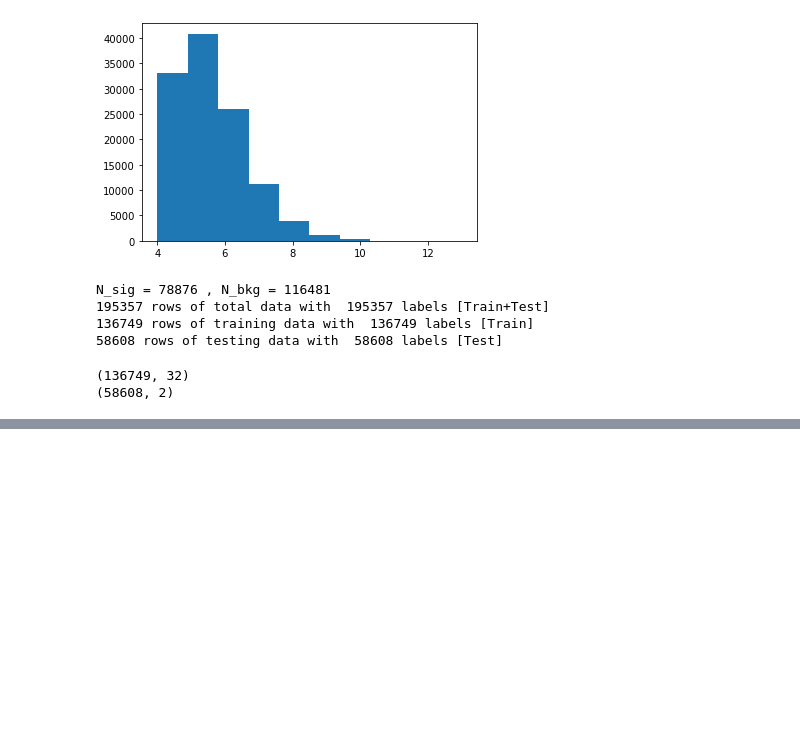
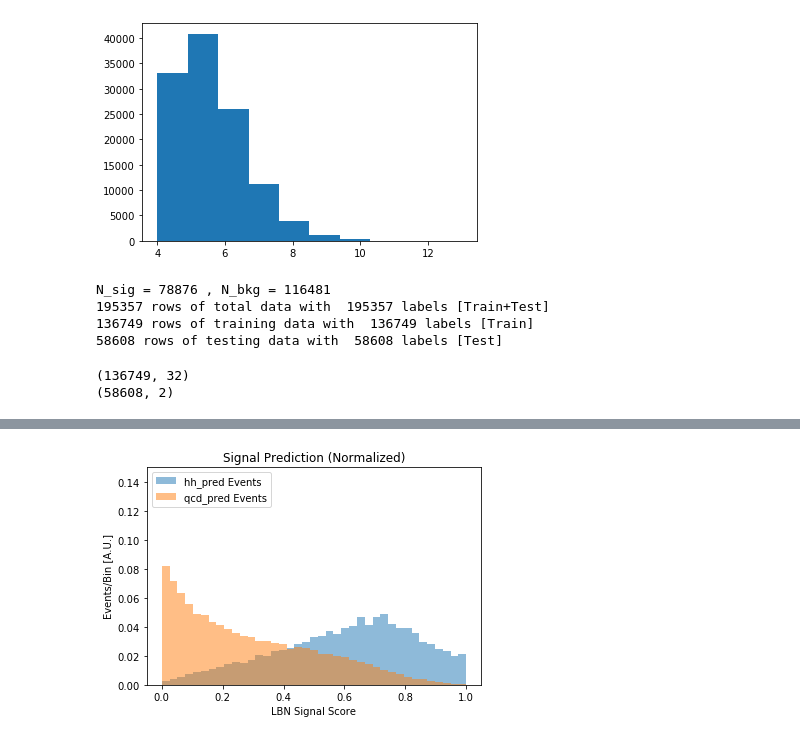
Before and after one commit to neu-physics/dihiggsMLProject, a Jupyter notebook: lorentzBoostNetwork/tensorFlow_lorentzBoost.ipynb, the cells around one changed output, grey strips where cells are left out. Saved outputs shown, nothing was run; the diff lists cells and outputs as text; code cells hidden in the pictures; blank space fills up the shorter version.

```diff
--- a/lorentzBoostNetwork/tensorFlow_lorentzBoost.ipynb
+++ b/lorentzBoostNetwork/tensorFlow_lorentzBoost.ipynb
@@ -321,8 +356,10 @@ pred_qcd = best_model.predict(np.array(qcd_data_test))
 # %%
 # *** 5. Make plot of prediction results
 _nBins = 40
 predictionResults = {'hh_pred':pred_hh[:,0], 'qcd_pred':pred_qcd[:,0]}
-compareManyHistograms( predictionResults, ['hh_pred', 'qcd_pred'], 2, 'Signal Prediction', 'LBN Signal Score', 0, 1, _nBins, _yMax = 5, _normed=True, _savePlot=False )
+compareManyHistograms( predictionResults, ['hh_pred', 'qcd_pred'], 2, 'Signal Prediction', 'LBN Signal Score', 0, 1, _nBins, _yMax = 5, _normed=True, savePlot=False )
+# %% [output]
+[figure, added]
 # %%
 # *** 6A. Get best cut value for ff-NN assuming some minimal amount of signal
 returnBestCutValue('ff-NN', pred_hh[:,0].copy(), pred_qcd[:,0].copy(), _minBackground=200, _testingFraction=testingFraction)
```
Also changed, not shown: parts of 10 cells of this notebook, 3 other files.
